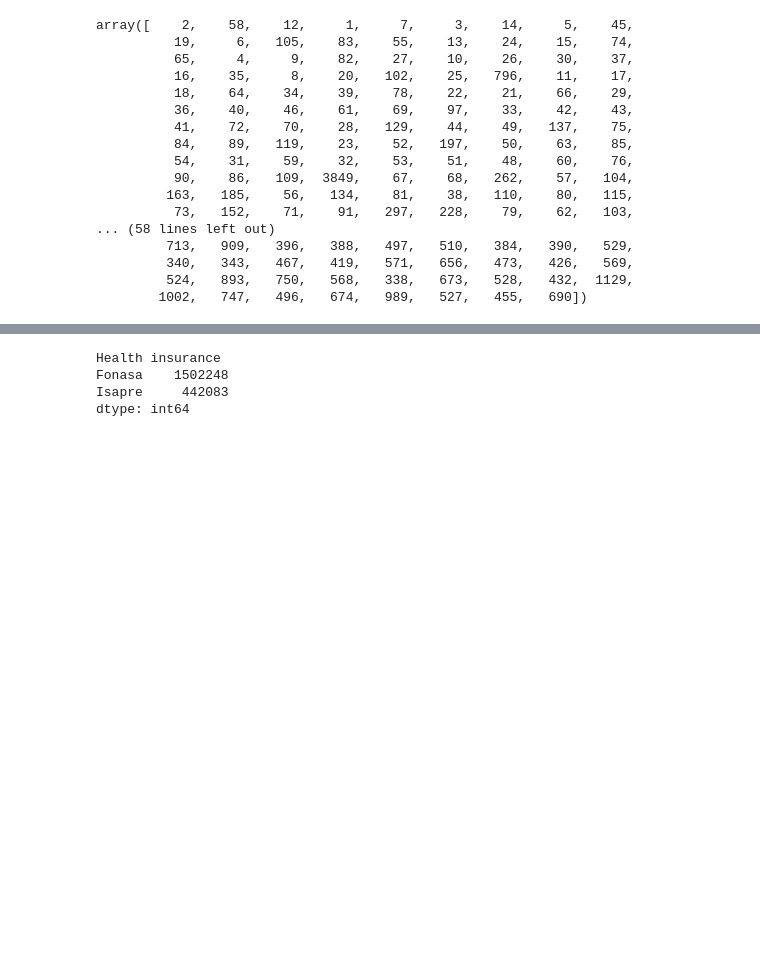
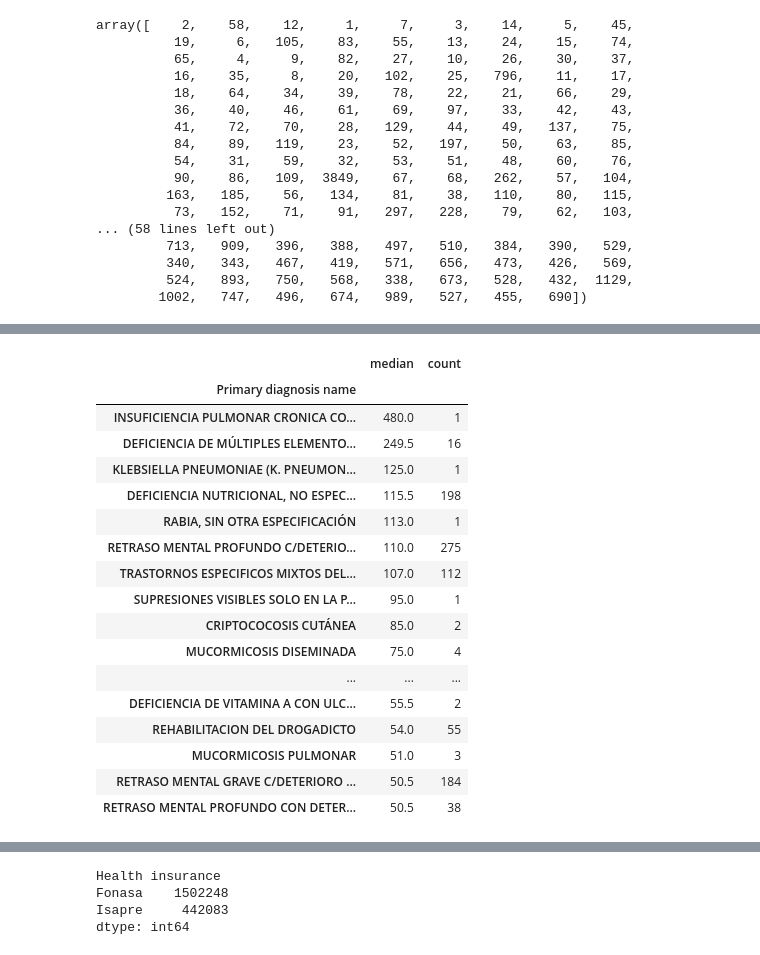
Before and after one commit to mirkopodunavak1996/EDAHospDischarges_Chile2001-2024, a Jupyter notebook: notebooks/Data_Cleaning.ipynb, the cells around one changed output, grey strips where cells are left out. Drawn from its saved outputs; the diff is of its cells as text; code cells hidden in the pictures; blank space fills up the shorter version.

```diff
--- a/notebooks/Data_Cleaning.ipynb
+++ b/notebooks/Data_Cleaning.ipynb
@@ -137 +169,3 @@ df_nanID.groupby(['Healthcare facility name']).size().to_frame('size').sort_valu
+# %%
+df_final["Healthcare facility name"] = df_final["Healthcare facility name"].fillna("Unknown")
 # %% [markdown]
@@ -164,0 +194,5 @@ df_nanID.groupby(['Length of stay'], sort = True).size().plot.line()
+# %%
+# First step is to understand some central tendency measures both when the ID is missing and a valid value
+
+# Dataframe with only valid Patient IDs
+df_validID = df_final.loc[df_final['Patient ID'].notnull()]
@@ -164,0 +230,23 @@ df_nanID.groupby(['Length of stay'], sort = True).size().plot.line()
+# %%
+# Lets see if long length of stays are related to some specific diagnosis considering the median
+# Valid IDs
+df_validID.groupby('Primary diagnosis name')['Length of stay'].agg(['median', 'count']).sort_values(by='median', ascending=False).head(20)
+# %% [output]
+|  | median | count |
+| Primary diagnosis name |  |  |
+| INSUFICIENCIA PULMONAR CRONICA CO... | 480.0 | 1 |
+| DEFICIENCIA DE MÚLTIPLES ELEMENTO... | 249.5 | 16 |
+| KLEBSIELLA PNEUMONIAE (K. PNEUMON... | 125.0 | 1 |
+| DEFICIENCIA NUTRICIONAL, NO ESPEC... | 115.5 | 198 |
+| RABIA, SIN OTRA ESPECIFICACIÓN | 113.0 | 1 |
+| RETRASO MENTAL PROFUNDO C/DETERIO... | 110.0 | 275 |
+| TRASTORNOS ESPECIFICOS MIXTOS DEL... | 107.0 | 112 |
+| SUPRESIONES VISIBLES SOLO EN LA P... | 95.0 | 1 |
+| CRIPTOCOCOSIS CUTÁNEA | 85.0 | 2 |
+| MUCORMICOSIS DISEMINADA | 75.0 | 4 |
+| ... | ... | ... |
+| DEFICIENCIA DE VITAMINA A CON ULC... | 55.5 | 2 |
+| REHABILITACION DEL DROGADICTO | 54.0 | 55 |
+| MUCORMICOSIS PULMONAR | 51.0 | 3 |
+| RETRASO MENTAL GRAVE C/DETERIORO ... | 50.5 | 184 |
+| RETRASO MENTAL PROFUNDO CON DETER... | 50.5 | 38 |
```
Also changed, not shown: parts of 40 cells of this notebook.
